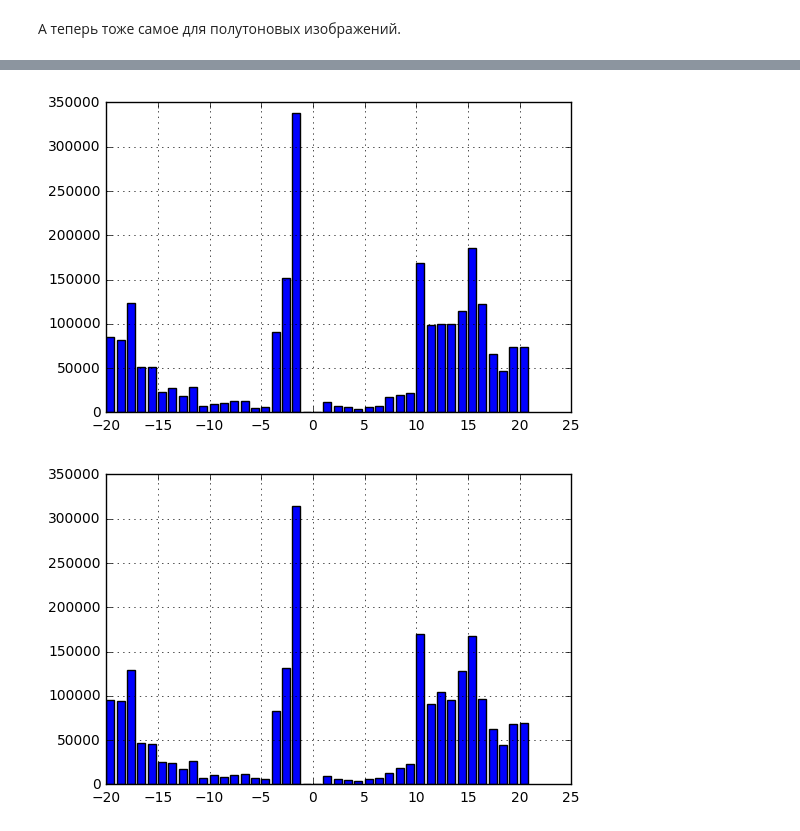
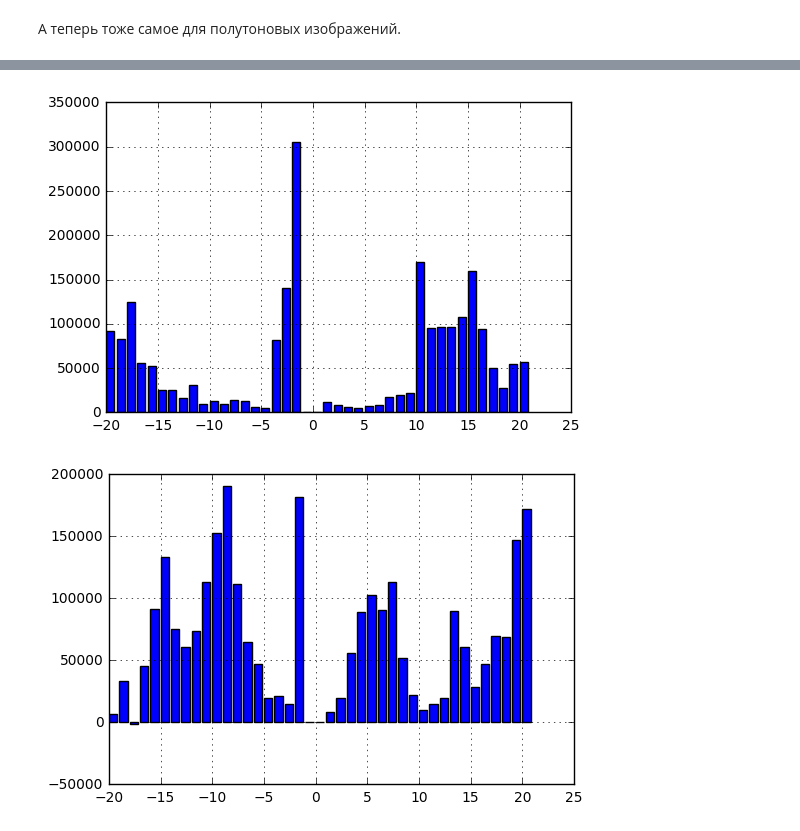
Before and after one commit to YRustt/B16-17-DIPA, a Jupyter notebook: lab4.ipynb, the cells around one changed output, grey strips where cells are left out. Drawn from its saved outputs; the diff is of its cells as text; code cells hidden in the pictures.

```diff
--- a/lab4.ipynb
+++ b/lab4.ipynb
@@ -57,3 +57,12 @@ plt.grid(True)
 [figure]
 # %% [markdown]
 А теперь тоже самое для полутоновых изображений.
+# %%
+result = []
+structure = np.array([[1, 1, 1],
+                      [1, 1, 1],
+                      [1, 1, 1]], np.bool)
+for i in range(-20, 21):
+    result.append(calculate_spectrum_grey_image(image_grey, structure, i))
+plt.bar([i for i in range(-20, 21)], result)
+plt.grid(True)
@@ -60,22 +71,24 @@ plt.grid(True)
 # %%
 result = []
-structure = np.array([[0, 0, 0],
-                      [0, 0, 0],
-                      [0, 0, 0]], np.float32)
+structure = np.array([[0, 1, 0],
+                      [1, 1, 1],
+                      [0, 1, 0]], np.bool)
 for i in range(-20, 21):
     result.append(calculate_spectrum_grey_image(image_grey, structure, i))
 plt.bar([i for i in range(-20, 21)], result)
 plt.grid(True)
 # %% [output]
-[figure, old version]
+[figure, new version]
 # %%
 result = []
-structure = np.array([[255, 0, 255],
-                      [0, 0, 0],
-                      [255, 0, 255]], np.float32)
+structure = np.array([[0, 1, 1, 1, 0],
+                      [1, 1, 1, 1, 1],
+                      [1, 1, 1, 1, 1],
+                      [1, 1, 1, 1, 1],
+                      [0, 1, 1, 1, 0]], np.bool)
 for i in range(-20, 21):
     result.append(calculate_spectrum_grey_image(image_grey, structure, i))
 plt.bar([i for i in range(-20, 21)], result)
 plt.grid(True)
 # %% [output]
-[figure, old version]
+[figure, new version]
```
Also changed, not shown: parts of 2 cells of this notebook, 1 other file.
